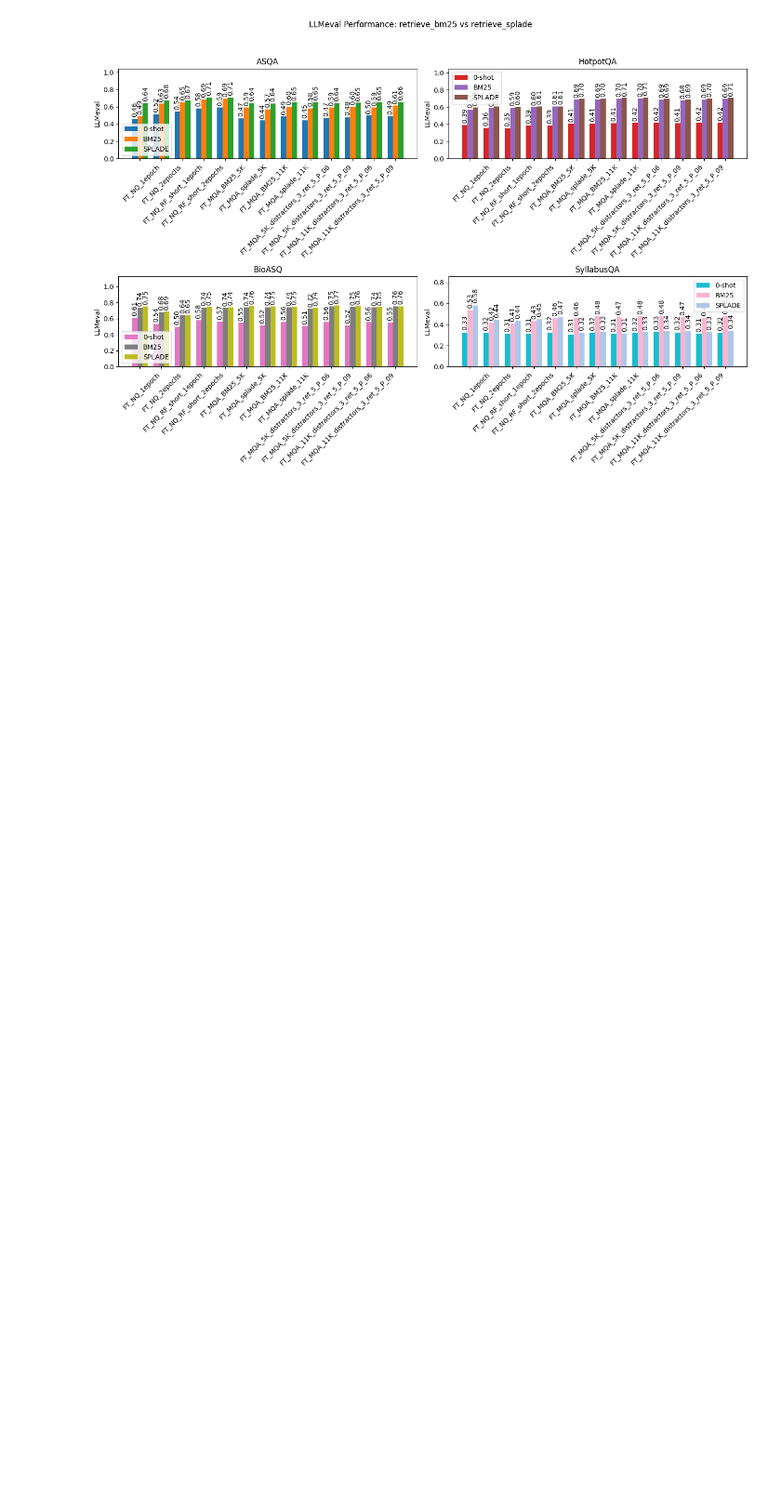
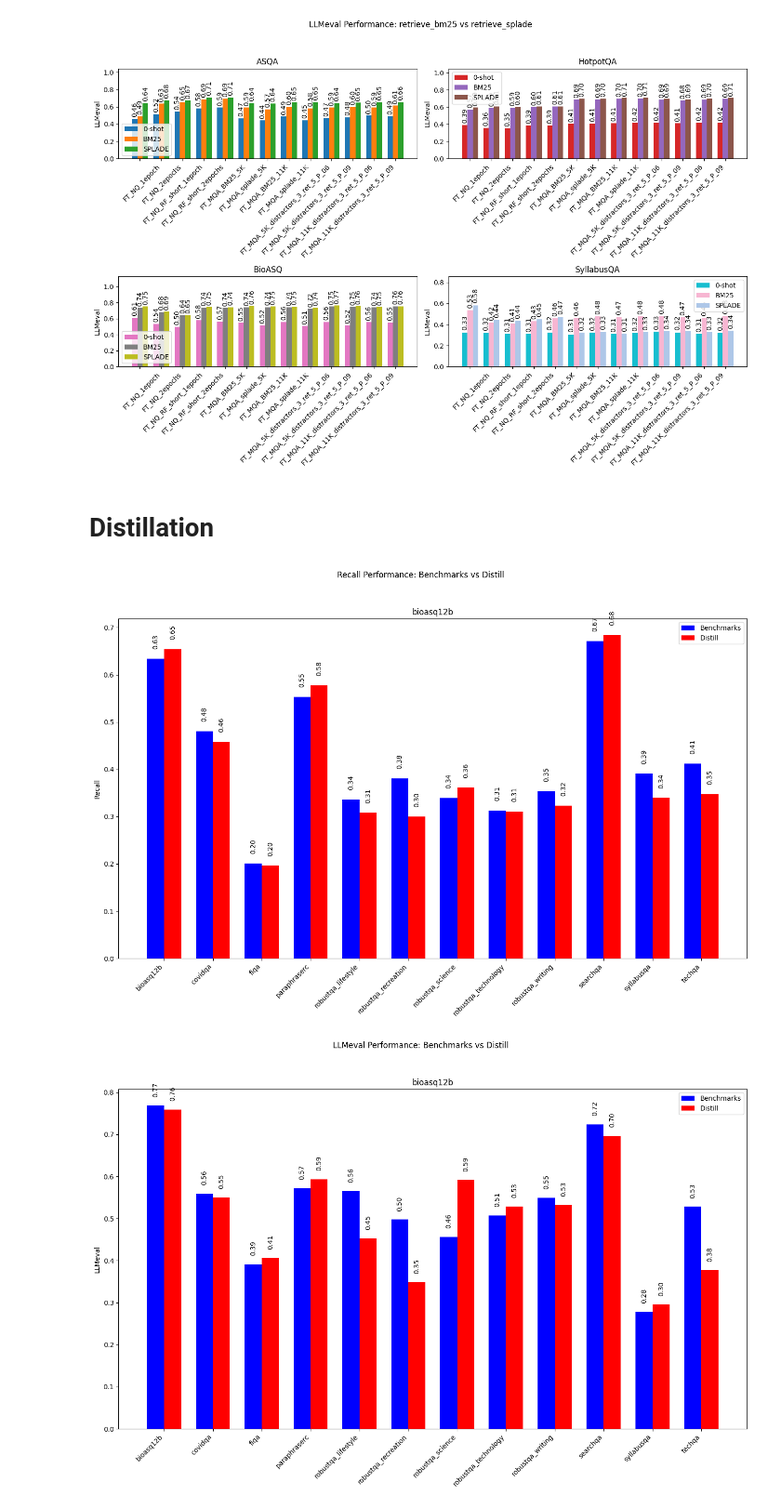
Before and after one commit to AlexandreMisrahi2005/bergen, a Jupyter notebook: plots.ipynb, the cells around one changed output. Shown at 93% size. Cells and saved outputs as stored; diff of their text form; code cells hidden in the pictures; blank space fills up the shorter version.

Commit message:
diff transformer experiments

```diff
--- a/plots.ipynb
+++ b/plots.ipynb
@@ -686,3 +686,74 @@ plot_metrics_bar_subplots('LLMeval', zero_shot_llmevals, bm25_llmevals, splade_l
 [figure]
 [figure]
 [figure]
+# %% [markdown]
+# Distillation
+# %%
+benchmarks_dir = "experiments/benchmarks_qwen"
+distill_dir = "experiments/benchmarks_qwen_FT_MultiQA_distilled_mistral7b"
+
+# load all runs in both directories
+benchmarks_runs = [f for f in os.listdir(benchmarks_dir) if os.path.isdir(os.path.join(benchmarks_dir, f)) and 'ret' not in f]
+distill_runs = [f for f in os.listdir(distill_dir) if os.path.isdir(os.path.join(distill_dir, f))]
+
+def collect_experiment_data(dir, experiments):
+    recalls, llmevals = dict(), dict()
+    for experiment in experiments:
+        if experiment.startswith('robustqa'):
+            dataset_name = 'robustqa_' + experiment.split('_')[1]
+        else:
+            dataset_name = experiment.split('_')[0]
+        with open(os.path.join(dir, experiment, 'eval_dev_metrics.json'), 'r') as json_file:
+            metrics = json.load(json_file)
+        recalls[dataset_name] = metrics['Recall']
+        llmevals[dataset_name] = metrics['LLMeval_llama3.1:70b']
+    return recalls, llmevals
+
+# Collect data for benchmarks and distill experiments
+benchmarks_recalls, benchmarks_llmevals = collect_experiment_data(benchmarks_dir, benchmarks_runs)
+distill_recalls, distill_llmevals = collect_experiment_data(distill_dir, distill_runs)
+
+# plot a recall and llmeval bar plot pairing benchmarks and distill next to each other for each dataset
+
+def plot_metrics_bar_subplots(metric_name, benchmarks_data, distill_data, title):
+
+    # sort data alphabetically by dataset name
+    benchmarks_data = dict(sorted(benchmarks_data.items()))
+    distill_data = dict(sorted(distill_data.items()))
+
+    fig, ax = plt.subplots(figsize=(14, 10))
+
+    bar_width = 0.35
+    x = np.arange(len(benchmarks_data.keys()))
+
+    # Plot bars for benchmarks and distill for the dataset
+    bar1 = ax.bar(x - bar_width/2, benchmarks_data.values(), bar_width, label='Benchmarks', color='b')
+    bar2 = ax.bar(x + bar_width/2, distill_data.values(), bar_width, label='Distill', color='r')
+
+    # Add values on top of bars
+    for rect in bar1:
+        height = rect.get_height()
+        ax.text(rect.get_x() + rect.get_width() / 2.0, height + 0.02, f'{height:.2f}', ha='center', va='bottom', rotation=90)
+
+    for rect in bar2:
+        height = rect.get_height()
+        ax.text(rect.get_x() + rect.get_width() / 2.0, height + 0.02, f'{height:.2f}', ha='center', va='bottom', rotation=90)
+
+    # Configure plot for the dataset
+    ax.set_title(list(benchmarks_data.keys())[0].split('_')[0])
+    ax.set_xticks(x)
+    ax.set_xticklabels(benchmarks_data.keys(), rotation=45, ha="right")
+    ax.set_ylabel(metric_name)
+    ax.legend()
+
+    fig.suptitle(title)
+    plt.tight_layout(rect=[0, 0.03, 1, 0.95])  # Adjust layout to fit title
+    # plt.savefig(f"tmp/figs/{title.replace(' ', '_').replace(':', '_')}.png")
+    plt.show()
+
+# Plot the results using bar plots with subplots for 4 datasets
+plot_metrics_bar_subplots('Recall', benchmarks_recalls, distill_recalls, 'Recall Performance: Benchmarks vs Distill')
+plot_metrics_bar_subplots('LLMeval', benchmarks_llmevals, distill_llmevals, 'LLMeval Performance: Benchmarks vs Distill')
+# %% [output]
+[figure, added]
+[figure, added]
```
Also changed, not shown: parts of 1 cell of this notebook, 29 other files.
